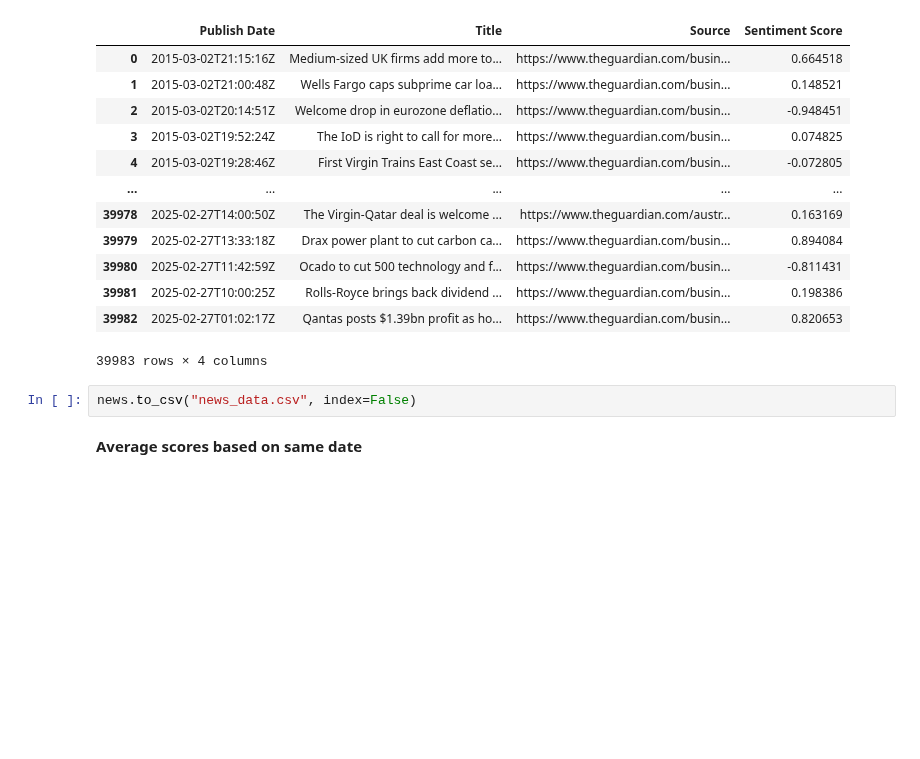
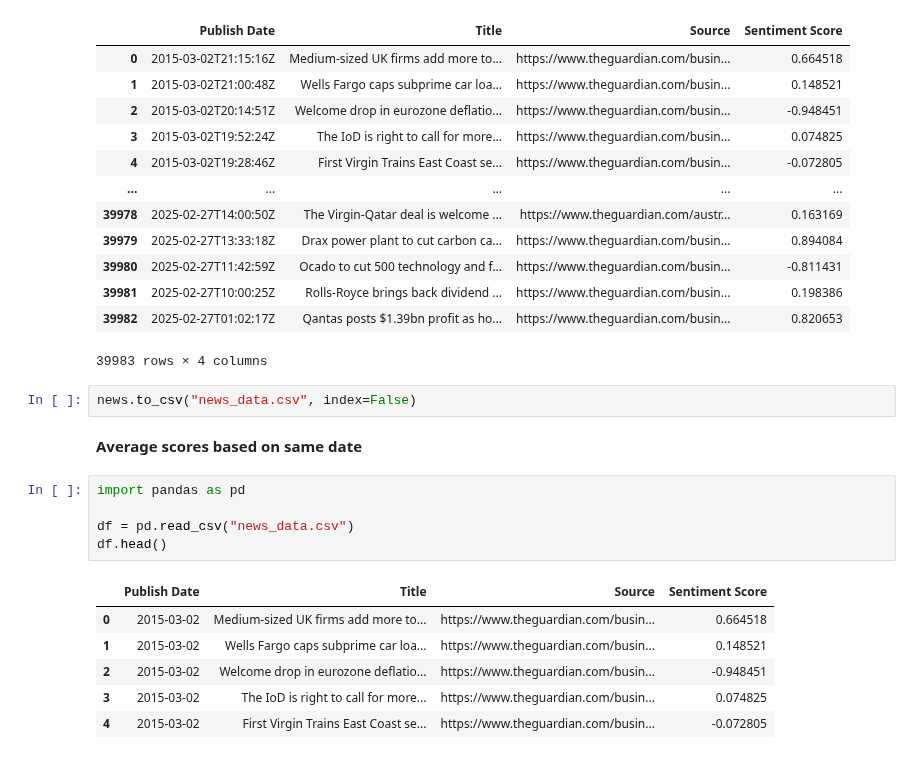
Before and after one commit to MRR20/major_project, a Jupyter notebook: news_data.ipynb, the cells around one changed output. Drawn from its saved outputs; the diff is of its cells as text; blank space fills up the shorter version.

```diff
--- a/news_data.ipynb
+++ b/news_data.ipynb
@@ -205,3 +205,15 @@ news
 news.to_csv("news_data.csv", index=False)
 # %% [markdown]
 **Average scores based on same date**
+# %%
+import pandas as pd
+
+df = pd.read_csv("news_data.csv")
+df.head()
+# %% [output]
+|  | Publish Date | Title | Source | Sentiment Score |
+| 0 | 2015-03-02 | Medium-sized UK firms add more to... | https://www.theguardian.com/busin... | 0.664518 |
+| 1 | 2015-03-02 | Wells Fargo caps subprime car loa... | https://www.theguardian.com/busin... | 0.148521 |
+| 2 | 2015-03-02 | Welcome drop in eurozone deflatio... | https://www.theguardian.com/busin... | -0.948451 |
+| 3 | 2015-03-02 | The IoD is right to call for more... | https://www.theguardian.com/busin... | 0.074825 |
+| 4 | 2015-03-02 | First Virgin Trains East Coast se... | https://www.theguardian.com/busin... | -0.072805 |
```
Also changed, not shown: parts of 4 cells of this notebook, 2 other files.
